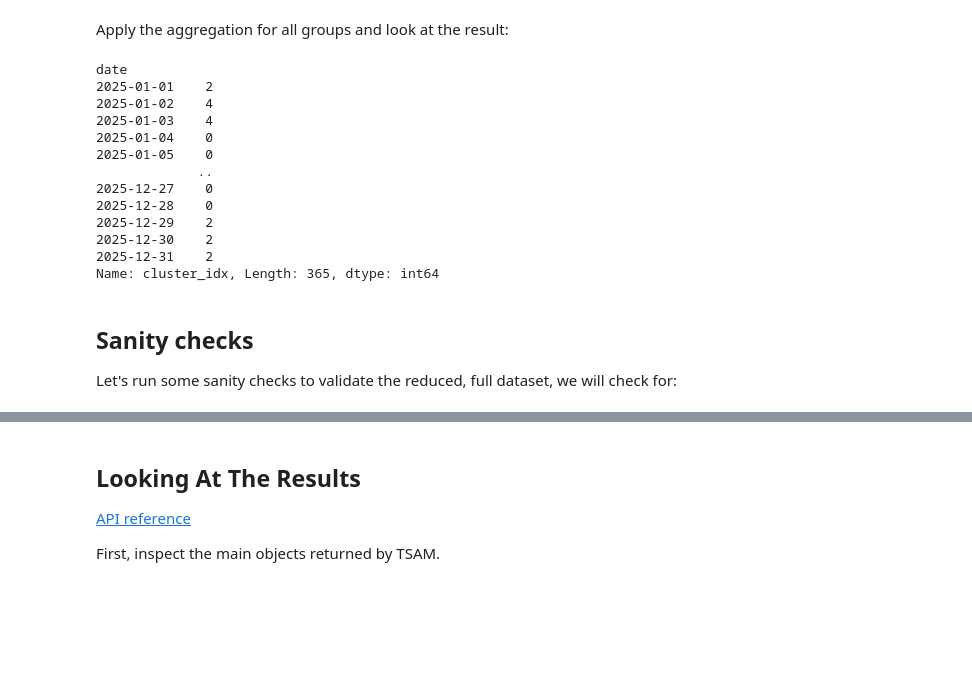
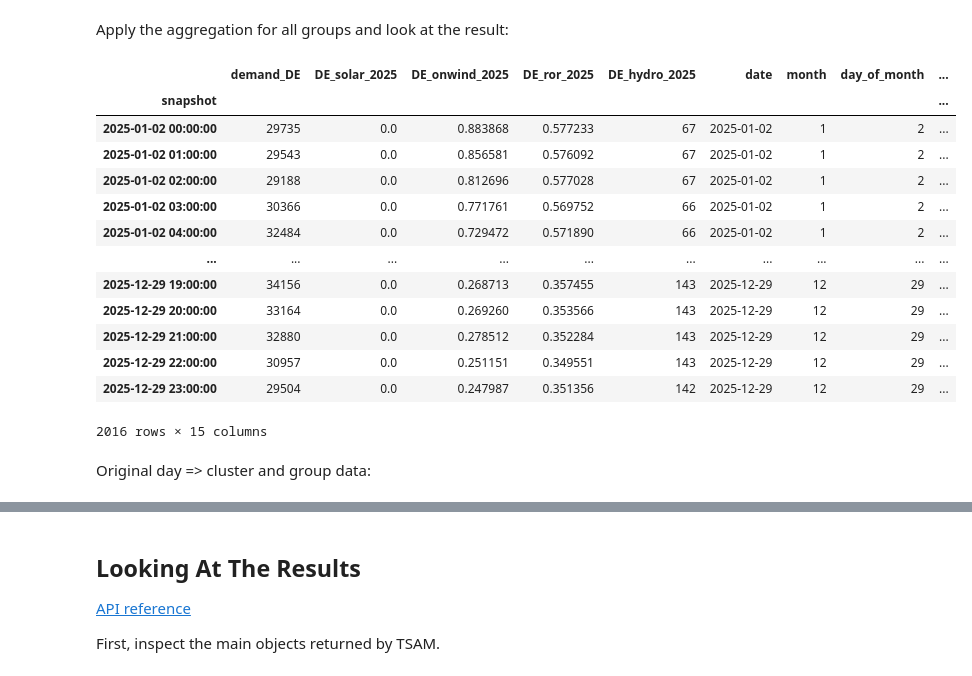
Before and after one commit to komaksym/tsam-notebook-workflows, a Jupyter notebook: src/approach_1.ipynb, the cells around one changed output, grey strips where cells are left out. Saved outputs shown, nothing was run; the diff lists cells and outputs as text; code cells hidden in the pictures; blank space fills up the shorter version.

```diff
--- a/src/approach_1.ipynb
+++ b/src/approach_1.ipynb
@@ -565,7 +565,9 @@ def collect_rep_day_data(clustering_output, original_df):
     # Get day assigments with mapping days => clusters they belong to
     day_assignments = clustering_output.assignments.assign(date=clustering_output.assignments.index.normalize()).drop_duplicates("date").set_index("date")
     # We only need cluster_idx column
-    day_assignments = day_assignments.loc[:, "cluster_idx"]
+    day_assignments = day_assignments.loc[:, ["cluster_idx"]]
+    # Also add representative_id column to day_assigments to differentiate between same cluster indices in diff groups
+    day_assignments["group_ID"] = original_df["group_ID"]
 
     # Add index column, needed to find data from a typical period after clustering
     original_df["idx"] = original_df["day_of_month"].ne(original_df["day_of_month"].shift()).cumsum()
@@ -575,6 +577,7 @@ def collect_rep_day_data(clustering_output, original_df):
         rep_day_data = original_df.loc[original_df["idx"] == rep_day_idx + 1].copy()
 
         # Assign cluster weight
+        rep_day_data["cluster_idx"] = i
         rep_day_data["cluster_weight"] = cluster_weight
 
         # Create representative_id
@@ -587,7 +590,6 @@ def collect_rep_day_data(clustering_output, original_df):
 
     # Concatenate the data from all rep days into a single group
     reduced_hourly_df = pd.concat(output_chunks)
-
     return reduced_hourly_df, day_assignments
 # %% [markdown]
 ## Data aggregation
@@ -603,8 +605,9 @@ def run_aggregation_all_groups(groups, original_data):
         representation="medoid",
     )
     # Store data from each group
-    reduced_hourly_df_chunks = []
-    day_assignments_chunks = []
+    reduced_hourly_df_chunks = [] # Reduced data
+    day_assignments_chunks = [] # Day => cluster assignment data
+    group_tsam_results = {} # Group: tsam result object data
 
     for group in groups:
         # Index the data for this group
@@ -623,6 +626,9 @@ def run_aggregation_all_groups(groups, original_data):
             numerical_tolerance=1e-9 # Increase tolerance to suppress warnings
         )
 
+        # Store TSAM result for this group
+        group_tsam_results[group] = result
+
         # Data for a single group
         group_rep_days_data, day_assignments = collect_rep_day_data(result, cur_group_meta)
         reduced_hourly_df_chunks.append(group_rep_days_data)
@@ -632,26 +638,26 @@ def run_aggregation_all_groups(groups, original_data):
     final_hourly_reduced_df = pd.concat(reduced_hourly_df_chunks).sort_index()
     final_day_assignments_df = pd.concat(day_assignments_chunks).sort_index()
 
-    return final_hourly_reduced_df, final_day_assignments_df
+    return final_hourly_reduced_df, final_day_assignments_df, group_tsam_results
 # %% [markdown]
 Apply the aggregation for all groups and look at the result:
 # %%
-final_reduced_df, final_day_assignments_df = run_aggregation_all_groups(groups, data_DE_meta)
-final_day_assignments_df
+final_reduced_df, final_day_assignments_df, group_tsam_results = run_aggregation_all_groups(groups, data_DE_meta)
+final_reduced_df
 # %% [output]
+|  | demand_DE | DE_solar_2025 | DE_onwind_2025 | DE_ror_2025 | DE_hydro_2025 | date | month | day_of_month | ... |
+| snapshot |  |  |  |  |  |  |  |  | ... |
+| 2025-01-02 00:00:00 | 29735 | 0.0 | 0.883868 | 0.577233 | 67 | 2025-01-02 | 1 | 2 | ... |
+| 2025-01-02 01:00:00 | 29543 | 0.0 | 0.856581 | 0.576092 | 67 | 2025-01-02 | 1 | 2 | ... |
+| 2025-01-02 02:00:00 | 29188 | 0.0 | 0.812696 | 0.577028 | 67 | 2025-01-02 | 1 | 2 | ... |
+| 2025-01-02 03:00:00 | 30366 | 0.0 | 0.771761 | 0.569752 | 66 | 2025-01-02 | 1 | 2 | ... |
+| 2025-01-02 04:00:00 | 32484 | 0.0 | 0.729472 | 0.571890 | 66 | 2025-01-02 | 1 | 2 | ... |
+| ... | ... | ... | ... | ... | ... | ... | ... | ... | ... |
+| 2025-12-29 19:00:00 | 34156 | 0.0 | 0.268713 | 0.357455 | 143 | 2025-12-29 | 12 | 29 | ... |
+| 2025-12-29 20:00:00 | 33164 | 0.0 | 0.269260 | 0.353566 | 143 | 2025-12-29 | 12 | 29 | ... |
+| 2025-12-29 21:00:00 | 32880 | 0.0 | 0.278512 | 0.352284 | 143 | 2025-12-29 | 12 | 29 | ... |
+| 2025-12-29 22:00:00 | 30957 | 0.0 | 0.251151 | 0.349551 | 143 | 2025-12-29 | 12 | 29 | ... |
+| 2025-12-29 23:00:00 | 29504 | 0.0 | 0.247987 | 0.351356 | 142 | 2025-12-29 | 12 | 29 | ... |
-date
-2025-01-01    2
-2025-01-02    4
-2025-01-03    4
-2025-01-04    0
-2025-01-05    0
-             ..
-2025-12-27    0
-2025-12-28    0
-2025-12-29    2
-2025-12-30    2
-2025-12-31    2
-Name: cluster_idx, Length: 365, dtype: int64
+2016 rows × 15 columns
-# %% [markdown]
-## Sanity checks
-Let's run some sanity checks to validate the reduced, full dataset, we will check for:
+# %% [markdown]
+Original day => cluster and group data:
```
Also changed, not shown: parts of 5 cells of this notebook.
